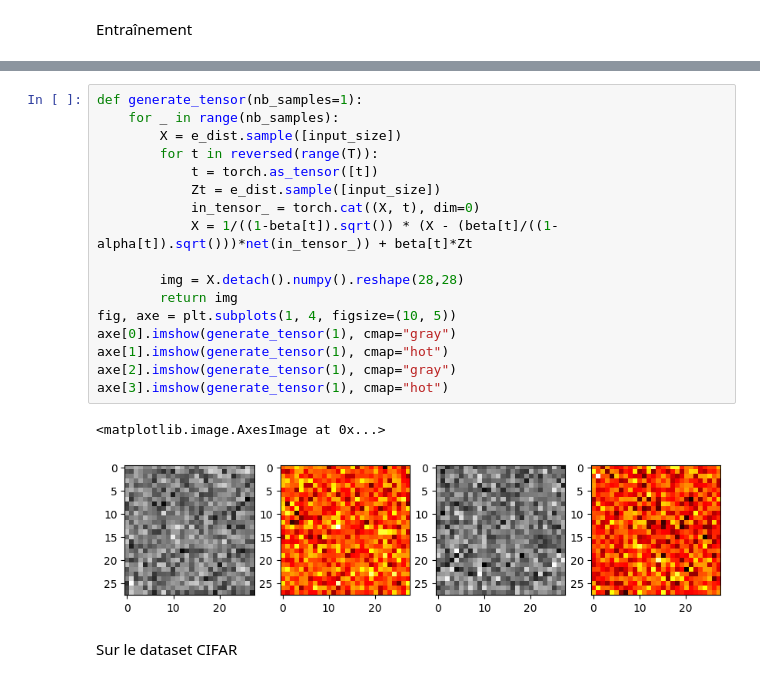
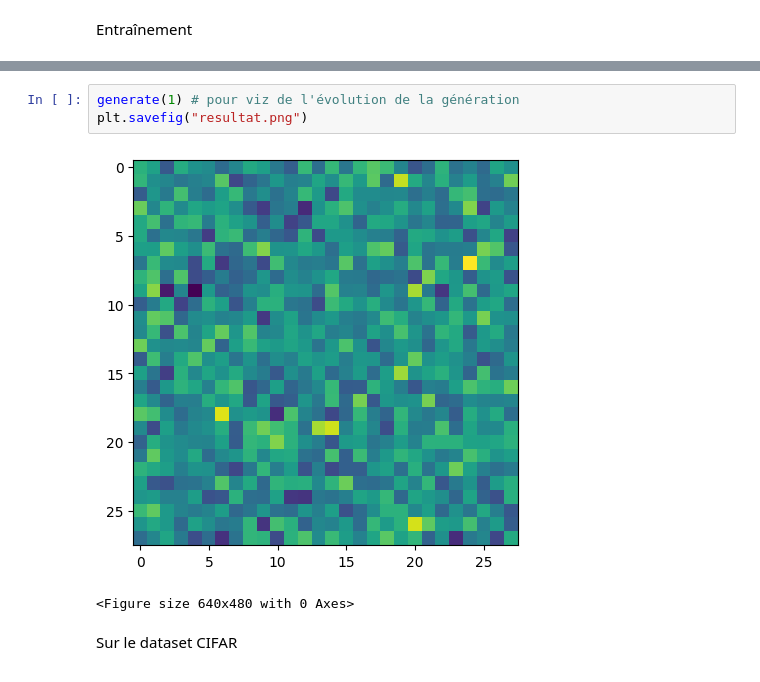
Before and after one commit to mahamat9/diffusion_model_M2DSUA, a Jupyter notebook: mahamat/script/DDPM.ipynb, the cells around one changed output, grey strips where cells are left out. Cells and saved outputs as stored; diff of their text form.

```diff
--- a/mahamat/script/DDPM.ipynb
+++ b/mahamat/script/DDPM.ipynb
@@ -192,23 +200,9 @@ Output shape: torch.Size([128, 1, 1, 1])
-# %%
-def generate_tensor(nb_samples=1):
-    for _ in range(nb_samples):
-        X = e_dist.sample([input_size])
-        for t in reversed(range(T)):
-            t = torch.as_tensor([t])
-            Zt = e_dist.sample([input_size])
-            in_tensor_ = torch.cat((X, t), dim=0)
-            X = 1/((1-beta[t]).sqrt()) * (X - (beta[t]/((1-alpha[t]).sqrt()))*net(in_tensor_)) + beta[t]*Zt
-
-        img = X.detach().numpy().reshape(28,28)
-        return img
-fig, axe = plt.subplots(1, 4, figsize=(10, 5))
-axe[0].imshow(generate_tensor(1), cmap="gray")
-axe[1].imshow(generate_tensor(1), cmap="hot")
-axe[2].imshow(generate_tensor(1), cmap="gray")
-axe[3].imshow(generate_tensor(1), cmap="hot")
-# %% [output]
-<matplotlib.image.AxesImage at 0x...>
-[figure, removed]
+# %%
+generate(1) # pour viz de l'évolution de la génération
+plt.savefig("resultat.png")
+# %% [output]
+[figure, added]
+<Figure size 640x480 with 0 Axes>
 # %% [markdown]
 Sur le dataset CIFAR
 # %%
```
Also changed, not shown: parts of 13 cells of this notebook, 9 other files.
